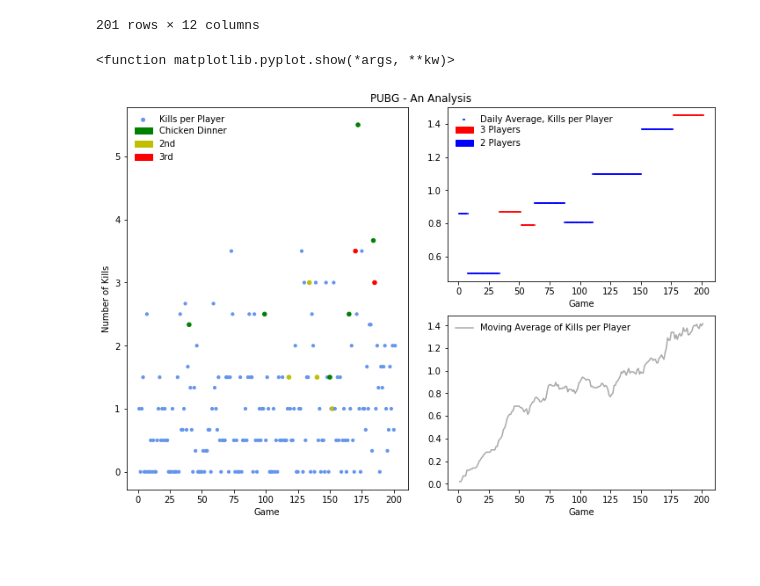
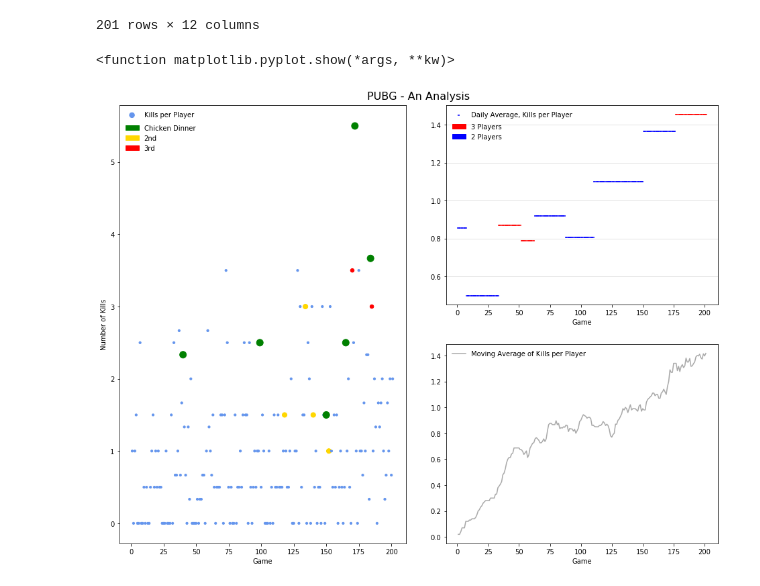
Before and after one commit to Holger-Harmsen/Harmsen_Repo, a Jupyter notebook: PUBG/Analysis.ipynb, the cells around one changed output. Drawn from its saved outputs; the diff is of its cells as text; code cells hidden in the pictures; blank space fills up the shorter version.

```diff
--- a/PUBG/Analysis.ipynb
+++ b/PUBG/Analysis.ipynb
@@ -8,17 +8,17 @@ import math
 data = pd.read_csv('PUBGdata_rå.csv', delimiter=";")
 data['kills_per_mand'] = data['kills_total']/data['antal_spillere']
 data['spil_farve'] = [
-    'g' if i==1
-    else 'y' if i==2
-    else 'r' if i==3
+    'green' if i==1
+    else 'gold' if i==2
+    else 'red' if i==3
     else 'cornflowerblue'
     for i in data['plads']
 ]
 
 data['spil_størrelse'] = [
-    20 if i==1
-    else 20 if i==2
-    else 20 if i==3
+    100 if i==1
+    else 50 if i==2
+    else 30 if i==3
     else 10
     for i in data['plads']
 ]
@@ -73,45 +73,48 @@ data
 from matplotlib.lines import Line2D
 import matplotlib.patches as mpatches
 
-green_patch = mpatches.Patch(color='g', label='Chicken Dinner')
-yellow_patch = mpatches.Patch(color='y', label='2nd')
-red_patch = mpatches.Patch(color='r', label='3rd')
+green_patch = mpatches.Patch(color='green', label='Chicken Dinner')
+yellow_patch = mpatches.Patch(color='gold', label='2nd')
+red_patch = mpatches.Patch(color='red', label='3rd')
 
-#Laver første del af figuren:
-fig = plt.figure(figsize=(12,8), frameon=False)
-plt.title('PUBG - An Analysis')
+#Laver figuren som helhed:
+fig = plt.figure(figsize=(16,12), frameon=False)
+title_font = {'size':'16', 'color':'black', 'weight':'normal',
+              'verticalalignment':'bottom'}
+plt.title('PUBG - An Analysis',**title_font)
+
+#Laver figur 1
 plt.axis('off')
-
 ax = fig.add_subplot(1,4,(1,2))
 plt.scatter(data['spil'],data['kills_per_mand'], s=data['spil_størrelse'], label='Kills per Player', c=data['spil_farve'])
 plt.tick_params()
 plt.xlabel('Game')
 plt.ylabel('Number of Kills')
 legend1 = plt.legend(handles=[green_patch,yellow_patch,red_patch], loc='upper left', frameon=False, bbox_to_anchor=(0,0.97))
 legend2 = plt.legend(loc='upper left', frameon=False)
 ax.add_artist(legend1)
 
 #Laver figur 2:
 redpatch = mpatches.Patch(color='r', label='3 Players')
 bluepatch = mpatches.Patch(color='b', label='2 Players')
 
 ax = fig.add_subplot(2,2,2)
 plt.scatter(data['spil'],data['dailyavg'], s=10, marker='_', label='Daily Average, Kills per Player',c=data['antal_spillere_farve'])
 legend1 = plt.legend(handles=[redpatch, bluepatch], loc='upper left', frameon=False, bbox_to_anchor=(0,0.94))
 plt.legend(frameon=False)
 ax.add_artist(legend1)
+plt.grid(axis='y',c='gainsboro')
 plt.xlabel('Game')
 
 #Laver figur 3:
 ax = fig.add_subplot(2,2,4)
 plt.plot(data['spil'],data['moving_avg'],c='darkgrey',label='Moving Average of Kills per Player')
 plt.legend(frameon=False)
 plt.xlabel('Game')
 
 
-
 plt.savefig('Own.pdf')
 plt.show
 # %% [output]
 <function matplotlib.pyplot.show(*args, **kw)>
-[figure, old version]
+[figure, new version]
```
Also changed, not shown: 1 other file.
